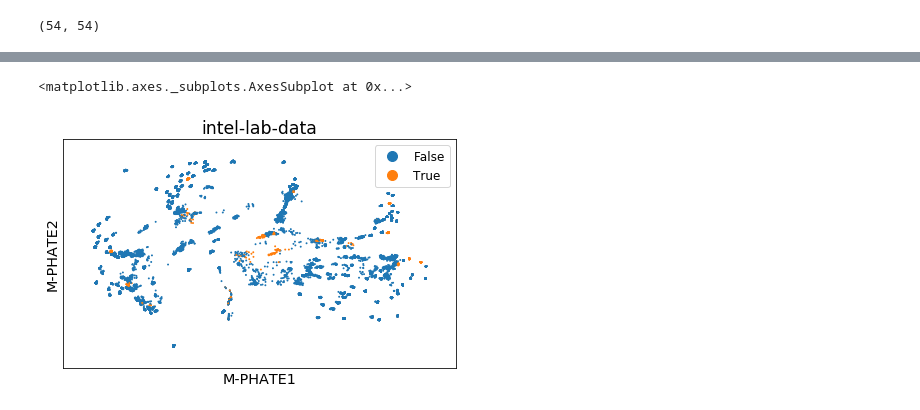
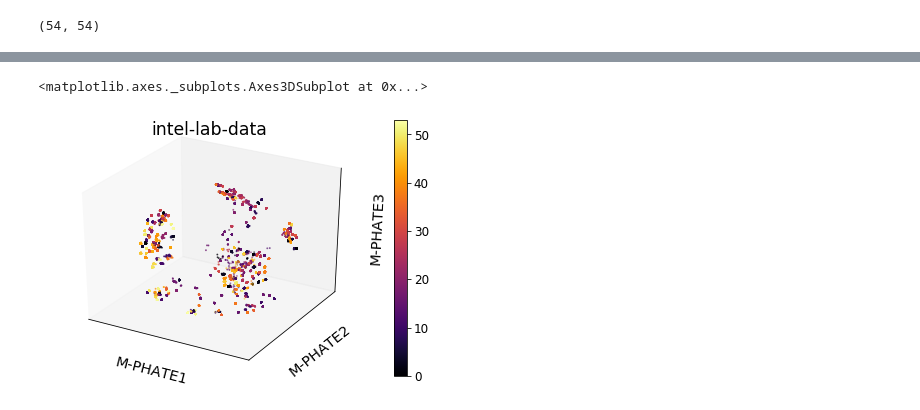
Before and after one commit to choltz95/pyexperimentparser, a Jupyter notebook: notebooks/mphate-outliers.ipynb, the cells around one changed output, grey strips where cells are left out. Saved outputs shown, nothing was run; the diff lists cells and outputs as text; code cells hidden in the pictures.

```diff
--- a/notebooks/mphate-outliers.ipynb
+++ b/notebooks/mphate-outliers.ipynb
@@ -51,7 +51,7 @@ data[:5]
  [17.0, 1.0, 19.1652, 38.8039, 45.08, 2.68742],
  [18.0, 1.0, 19.175, 38.8379, 45.08, 2.69964]]
 # %%
-node_features = [[] for _ in range(n_nodes+1)]
+node_features = [[] for _ in range(n_nodes)]
 for d in tqdm(data):
     if d[0] > T:
         continue
@@ -99,8 +95,7 @@ for nf in tqdm(node_features):
 # %% [output]
 [interactive output not drawn]
 # %%
-data = np.stack(node_data, axis=0)
-X_tr= data
+X_tr= np.stack(node_data, axis=0)
 # %%
 X_tr.shape
 # %% [output]
@@ -118,5 +109,5 @@ np.cumsum(np.random.normal(0, 1, (100, 10, 5)), axis=0).shape
 # %%
-m_phate_op = m_phate.M_PHATE(normalize=False, n_components=2, n_jobs=-2, intraslice_knn=10,interslice_knn=25)
+m_phate_op = m_phate.M_PHATE(normalize=False, n_components=3, n_jobs=-2, intraslice_knn=2,interslice_knn=40)
 m_phate_data = m_phate_op.fit_transform(X_tr)
 # %% [output]
 Calculating M-PHATE...
@@ -155,9 +136,9 @@ array([False, False, False, False, False, False, False, False, False,
 # %%
-#nodeid = np.tile(np.arange(n_nodes+1), T)
-nodeid = np.tile(np.isin(np.arange(n_nodes+1),[11,30,49]), T)
-#nodeid = np.repeat(np.arange(T), n_nodes+1)
+nodeid = np.tile(np.arange(n_nodes), T)
+#nodeid = np.tile(np.isin(np.arange(n_nodes),[13,32,51])*np.arange(n_nodes), T)
+#nodeid = np.repeat(np.arange(T), n_nodes)
 # %%
-scprep.plot.scatter2d(m_phate_data, c=nodeid, ticks=False, title='intel-lab-data', label_prefix="M-PHATE",filename=None)
+scprep.plot.scatter3d(m_phate_data, c=nodeid, ticks=False, title='intel-lab-data', label_prefix="M-PHATE",filename=None)
 # %% [output]
-<matplotlib.axes._subplots.AxesSubplot at 0x...>
+<matplotlib.axes._subplots.Axes3DSubplot at 0x...>
-[figure, old version]
+[figure, new version]
```
Also changed, not shown: parts of 8 cells of this notebook.
